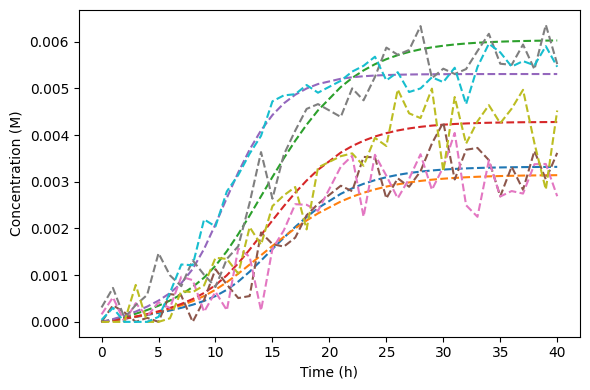
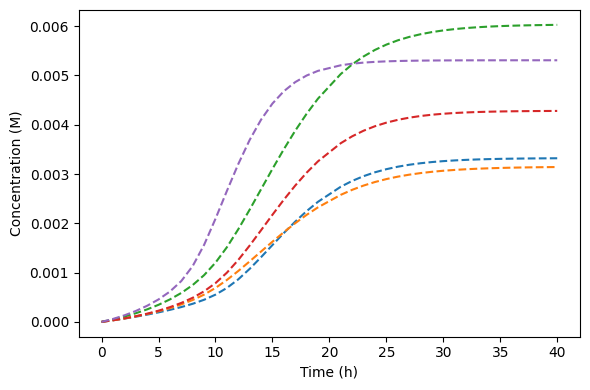
The notebook cell's code change between the first figure and the second:
--- before
+++ after
@@ -1,5 +1,5 @@
 plt.figure(figsize=(6, 4))
 plt.plot(ts, ys_total[:5, :, -1].T, linestyle="--")
-plt.plot(ts, ys_total_noise[:5, :, -1].T, linestyle="--")
+
 
 plt.xlabel("Time (h)")

Commit: Create testing framework